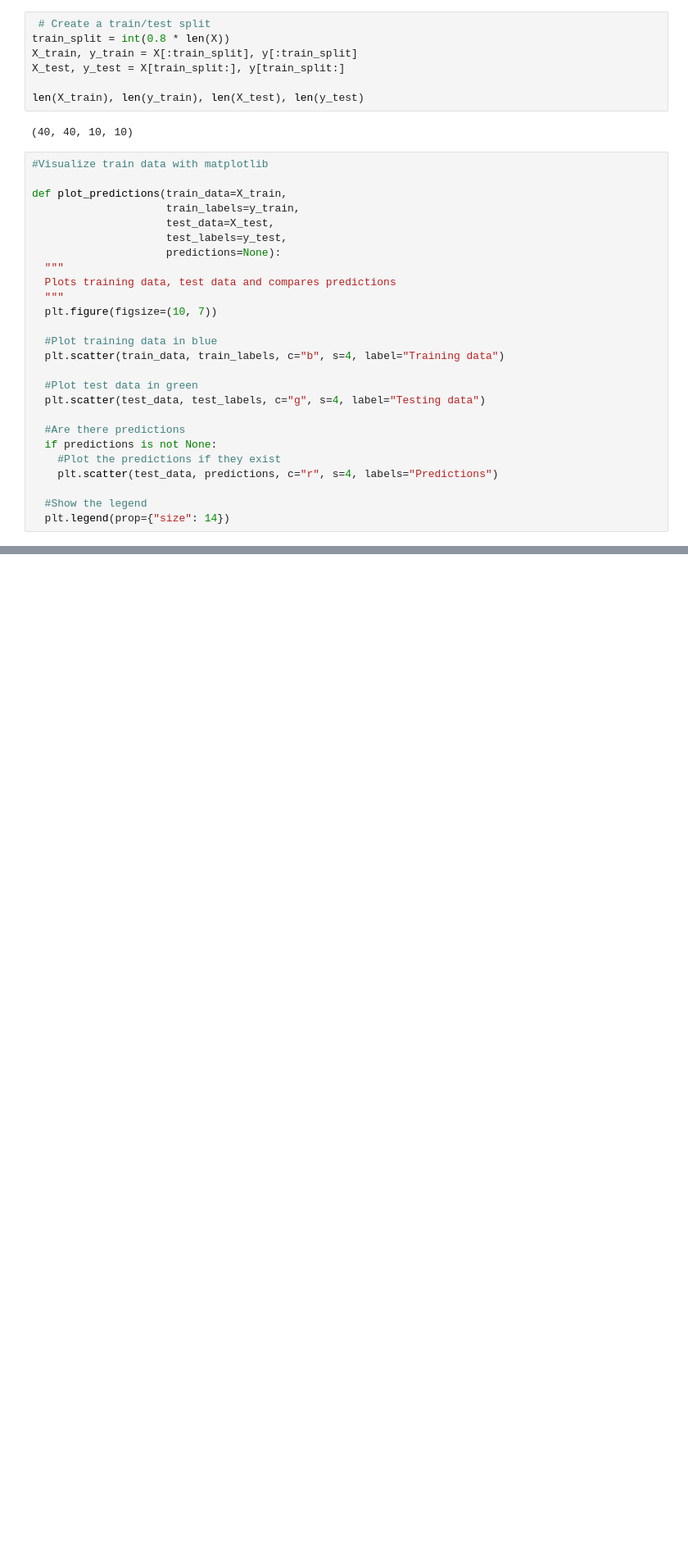
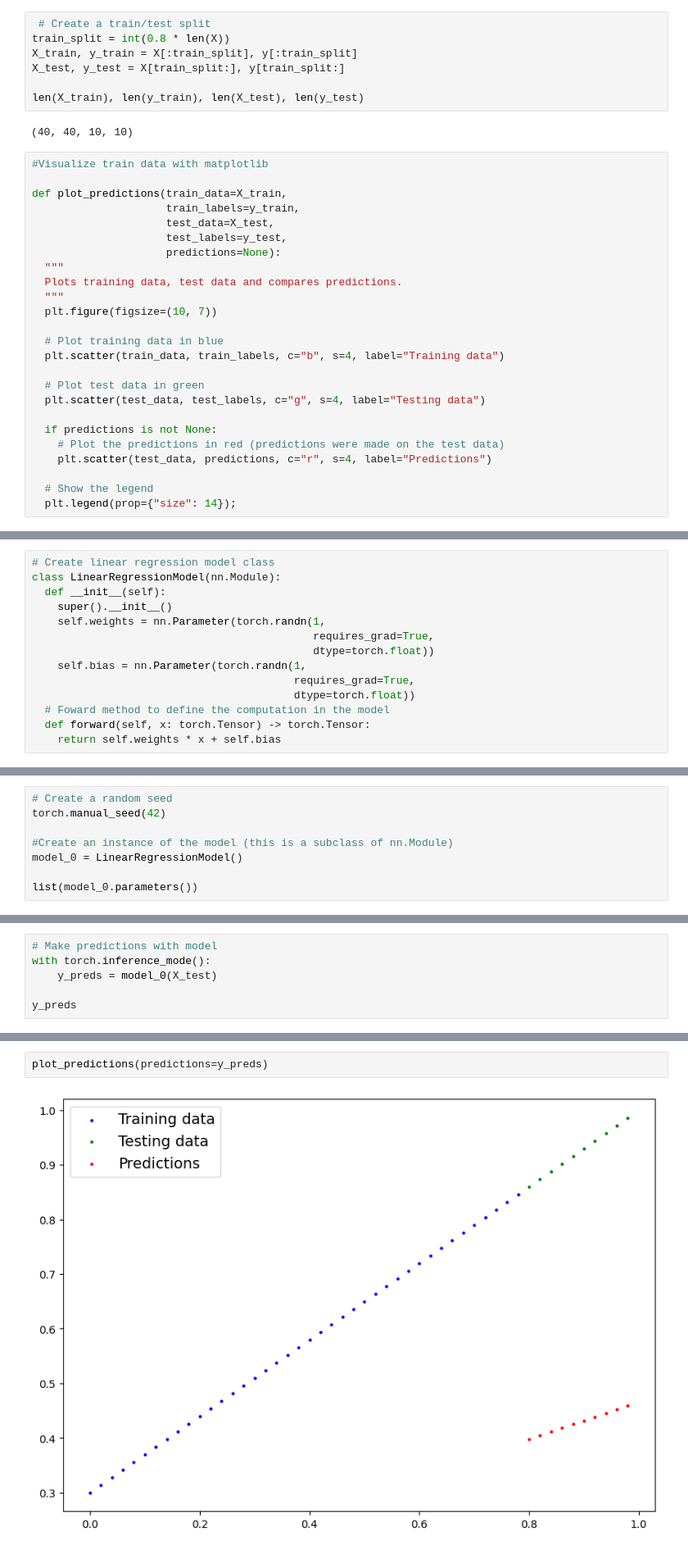
Before and after one commit to AdamStajer07/pytorchTutorial, a Jupyter notebook: 03_pytorch_tutorial.ipynb, the cells around one changed output, grey strips where cells are left out. Shown: that part at 82% size. Saved outputs shown, nothing was run; the diff lists cells and outputs as text; blank space fills up the shorter version.

```diff
--- a/03_pytorch_tutorial.ipynb
+++ b/03_pytorch_tutorial.ipynb
@@ -93,23 +93,22 @@ def plot_predictions(train_data=X_train,
                      test_labels=y_test,
                      predictions=None):
   """
-  Plots training data, test data and compares predictions
+  Plots training data, test data and compares predictions.
   """
   plt.figure(figsize=(10, 7))
 
-  #Plot training data in blue
+  # Plot training data in blue
   plt.scatter(train_data, train_labels, c="b", s=4, label="Training data")
 
-  #Plot test data in green
+  # Plot test data in green
   plt.scatter(test_data, test_labels, c="g", s=4, label="Testing data")
 
-  #Are there predictions
   if predictions is not None:
-    #Plot the predictions if they exist
-    plt.scatter(test_data, predictions, c="r", s=4, labels="Predictions")
+    # Plot the predictions in red (predictions were made on the test data)
+    plt.scatter(test_data, predictions, c="r", s=4, label="Predictions")
 
-  #Show the legend
-  plt.legend(prop={"size": 14})
+  # Show the legend
+  plt.legend(prop={"size": 14});
 # %%
 plot_predictions()
 # %% [output]
@@ -116,0 +126,14 @@ plot_predictions()
+# %%
+# Create linear regression model class
+class LinearRegressionModel(nn.Module):
+  def __init__(self):
+    super().__init__()
+    self.weights = nn.Parameter(torch.randn(1,
+                                            requires_grad=True,
+                                            dtype=torch.float))
+    self.bias = nn.Parameter(torch.randn(1,
+                                         requires_grad=True,
+                                         dtype=torch.float))
+  # Foward method to define the computation in the model
+  def forward(self, x: torch.Tensor) -> torch.Tensor:
+    return self.weights * x + self.bias
@@ -116,0 +152,8 @@ plot_predictions()
+# %%
+# Create a random seed
+torch.manual_seed(42)
+
+#Create an instance of the model (this is a subclass of nn.Module)
+model_0 = LinearRegressionModel()
+
+list(model_0.parameters())
@@ -116,0 +172,6 @@ plot_predictions()
+# %%
+# Make predictions with model
+with torch.inference_mode():
+    y_preds = model_0(X_test)
+
+y_preds
@@ -116,0 +202,4 @@ plot_predictions()
+# %%
+plot_predictions(predictions=y_preds)
+# %% [output]
+[figure, added]
```
Also changed, not shown: parts of 8 cells of this notebook.
